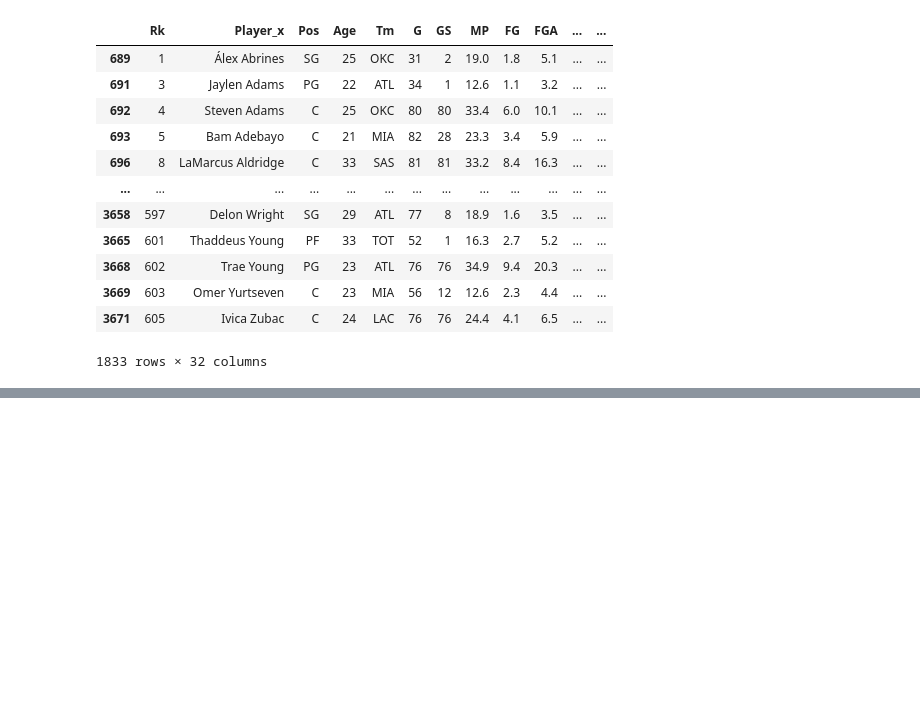
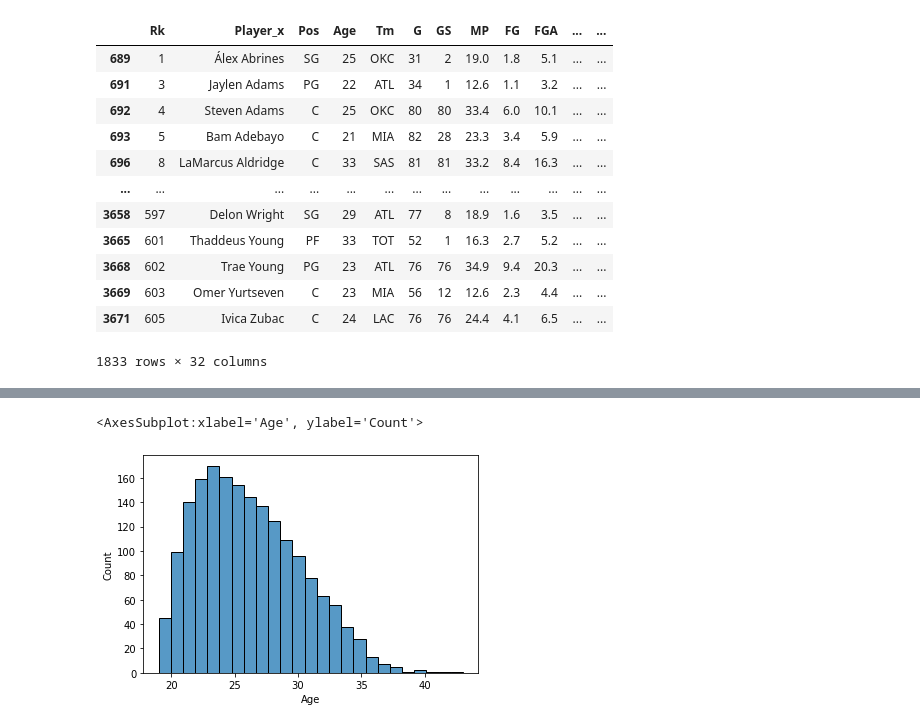
Before and after one commit to jorgecompleto/ESDA, a Jupyter notebook: Programming group project.ipynb, the cells around one changed output, grey strips where cells are left out. Cells and saved outputs as stored; diff of their text form; code cells hidden in the pictures; blank space fills up the shorter version.

```diff
--- a/Programming group project.ipynb
+++ b/Programming group project.ipynb
@@ -412,0 +409,14 @@ stat
+# %%
+columns = stat.columns.values.tolist()
+for i in columns[5:]:
+    stat[i] = stat[i].astype('float64')
+
+stat['Age'] = stat['Age'].astype('float64')
+stat['Player_x'] = stat['Player_x'].astype('str')
+# %%
+stat['Annual Salary'] = stat['Annual Salary']/1000
+# %%
+sns.histplot(data = stat['Age'])
+# %% [output]
+<AxesSubplot:xlabel='Age', ylabel='Count'>
+[figure, added]
```
Also changed, not shown: parts of 17 cells of this notebook.
